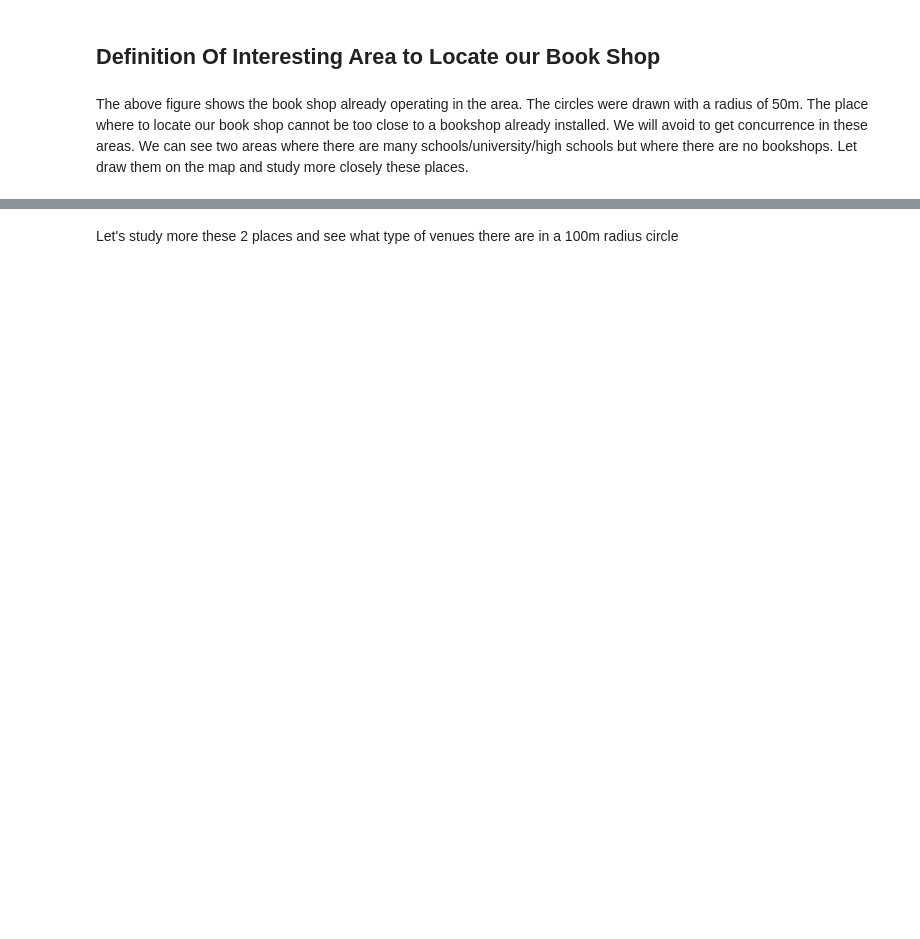
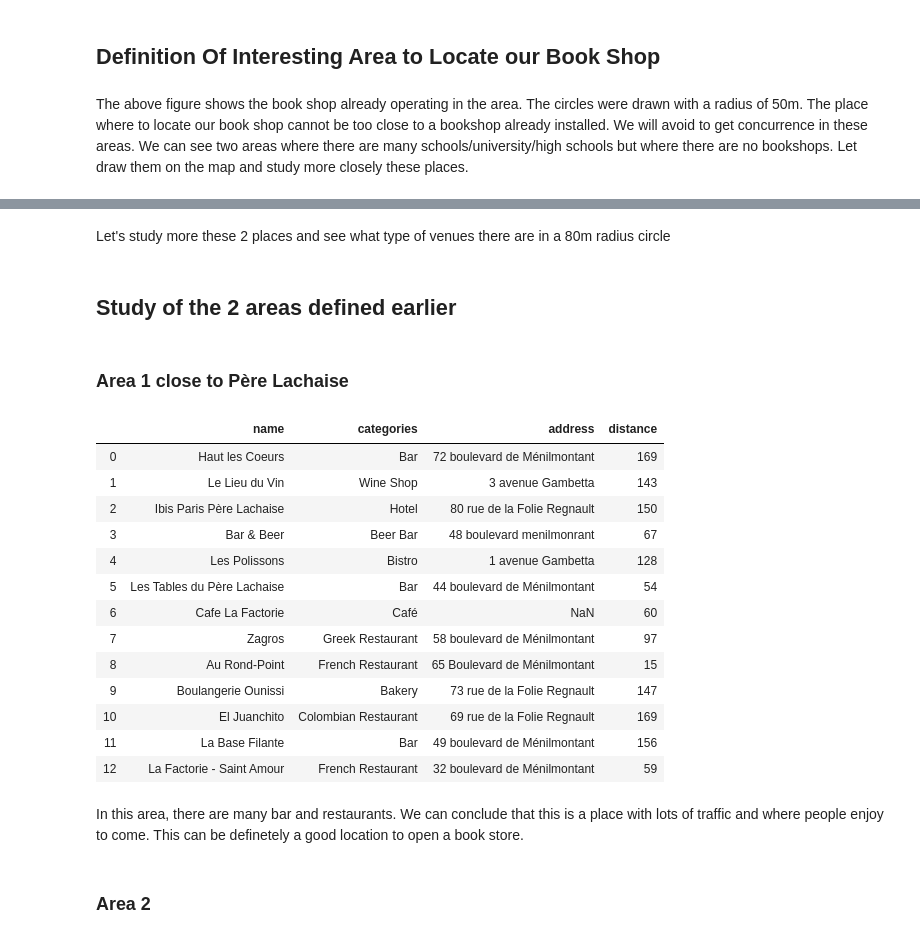
Before and after one commit to FRE89154/Final-Project, a Jupyter notebook: book.ipynb, the cells around one changed output, grey strips where cells are left out. Cells and saved outputs as stored; diff of their text form; code cells hidden in the pictures; blank space fills up the shorter version.

```diff
--- a/book.ipynb
+++ b/book.ipynb
@@ -266,8 +273,8 @@ The circles were drawn with a radius of 50m. The place where to locate our book
 We can see two areas where there are many schools/university/high schools but where there are no bookshops.
 Let draw them on the map and study more closely these places.
 # %%
-place1 = [48.863588, 2.389000]
-place2 = [48.855975, 2.408276]
+place1 = [48.862667, 2.387254]
+place2 = [48.855653, 2.405143]
 
 venues_map = folium.Map(location=[latitude, longitude], zoom_start=14) # generate map centred around Ecco
 
@@ -276,7 +283,7 @@ venues_map = folium.Map(location=[latitude, longitude], zoom_start=14) # generat
 for lat, lng in zip(df_clean.lat, df_clean.long):
     folium.features.CircleMarker(
         [lat, lng],
-        radius=50,
+        radius=40,
         popup='Book shop',
         fill=True,
         color='blue',
@@ -299,7 +306,7 @@ for lat, lng in zip(df_school_clean.lat, df_school_clean.long):
 # add Ecco as a red circle mark
 folium.features.CircleMarker(
     [place1[0], place1[1]],
-    radius=50,
+    radius=40,
     popup='place 1',
     fill=True,
     color='red',
@@ -310,7 +317,7 @@ folium.features.CircleMarker(
 # add Ecco as a red circle mark
 folium.features.CircleMarker(
     [place2[0], place2[1]],
-    radius=50,
+    radius=40,
     popup='place 2',
     fill=True,
     color='red',
@@ -324,4 +331,61 @@ venues_map
 # %% [output]
 [interactive output not drawn]
 # %% [markdown]
-Let's study more these 2 places and see what type of venues there are in a 100m radius circle
+Let's study more these 2 places and see what type of venues there are in a 80m radius circle
+# %% [markdown]
+## Study of the 2 areas defined earlier
+# %% [markdown]
+### Area 1 close to Père Lachaise
+# %%
+lat1 = place1[0]
+long1= place1[1]
+radius = 200
+url = 'https://api.foursquare.com/v2/venues/explore?client_id={}&client_secret={}&ll={},{}&v={}&radius={}&limit={}'.format(CLIENT_ID, CLIENT_SECRET, lat1, long1, VERSION, radius, LIMIT)
+results = requests.get(url).json()
+items = results['response']['groups'][0]['items']
+
+dataframe = json_normalize(items)
+# %%
+def get_category_type(row):
+    try:
+        categories_list = row['categories']
+    except:
+        categories_list = row['venue.categories']
+
+    if len(categories_list) == 0:
+        return None
+    else:
+        return categories_list[0]['name']
+# %%
+import requests
+# filter columns
+filtered_columns = ['venue.name', 'venue.categories'] + [col for col in dataframe.columns if col.startswith('venue.location.')] + ['venue.id']
+dataframe_filtered = dataframe.loc[:, filtered_columns]
+
+# filter the category for each row
+dataframe_filtered['venue.categories'] = dataframe_filtered.apply(get_category_type, axis=1)
+
+# clean columns
+dataframe_filtered.columns = [col.split('.')[-1] for col in dataframe_filtered.columns]
+dataframe_filtered = dataframe_filtered[['name', 'categories', 'address', 'distance']]
+dataframe_filtered.head(50)
+# %% [output]
+|  | name | categories | address | distance |
+| 0 | Haut les Coeurs | Bar | 72 boulevard de Ménilmontant | 169 |
+| 1 | Le Lieu du Vin | Wine Shop | 3 avenue Gambetta | 143 |
+| 2 | Ibis Paris Père Lachaise | Hotel | 80 rue de la Folie Regnault | 150 |
+| 3 | Bar & Beer | Beer Bar | 48 boulevard menilmonrant | 67 |
+| 4 | Les Polissons | Bistro | 1 avenue Gambetta | 128 |
+| 5 | Les Tables du Père Lachaise | Bar | 44 boulevard de Ménilmontant | 54 |
+| 6 | Cafe La Factorie | Café | NaN | 60 |
+| 7 | Zagros | Greek Restaurant | 58 boulevard de Ménilmontant | 97 |
+| 8 | Au Rond-Point | French Restaurant | 65 Boulevard de Ménilmontant | 15 |
+| 9 | Boulangerie Ounissi | Bakery | 73 rue de la Folie Regnault | 147 |
+| 10 | El Juanchito | Colombian Restaurant | 69 rue de la Folie Regnault | 169 |
+| 11 | La Base Filante | Bar | 49 boulevard de Ménilmontant | 156 |
+| 12 | La Factorie - Saint Amour | French Restaurant | 32 boulevard de Ménilmontant | 59 |
+# %% [markdown]
+In this area, there are many bar and restaurants. We can conclude that this is a place with lots of traffic and where people enjoy to come.
+This can be definetely a good location to open a book store.
+# %% [markdown]
+### Area 2
```
Also changed, not shown: parts of 15 cells of this notebook.
